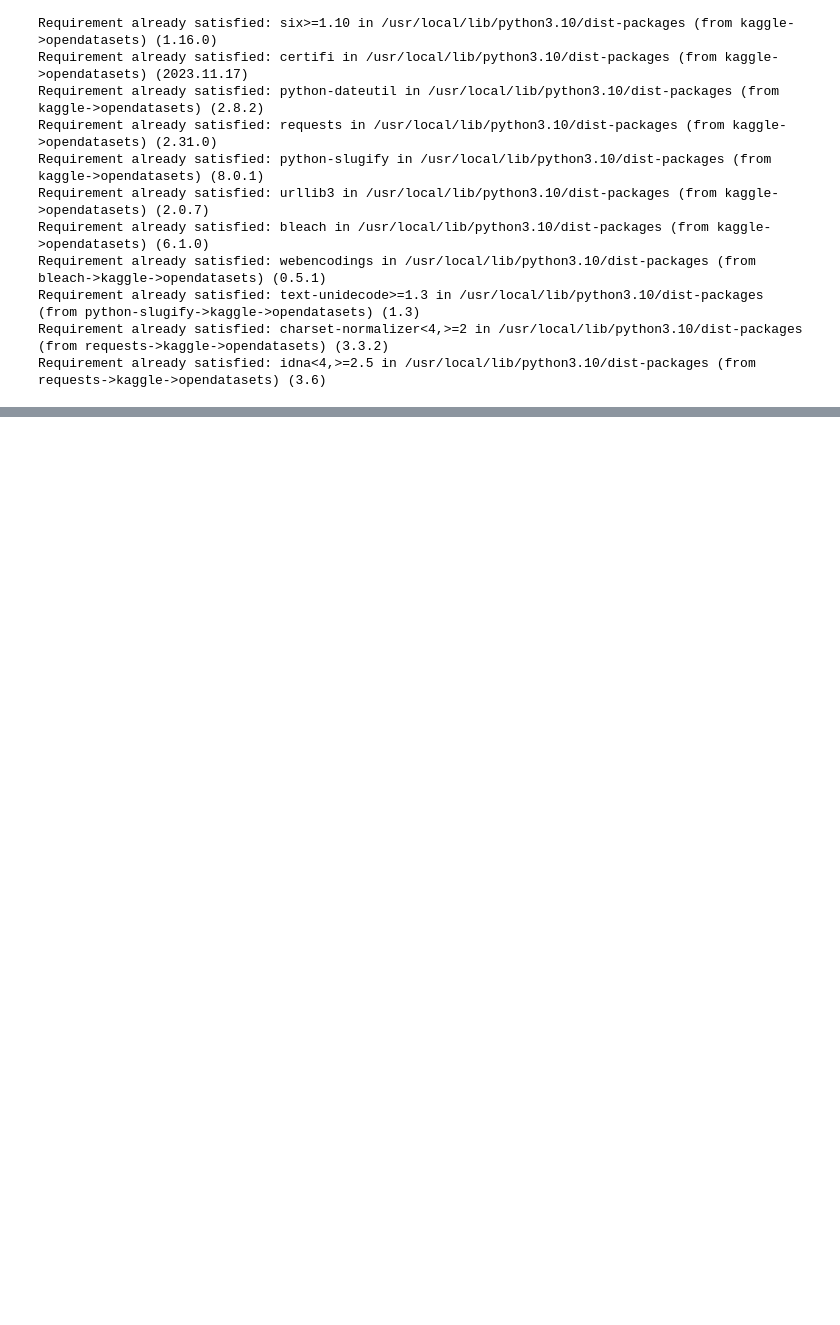
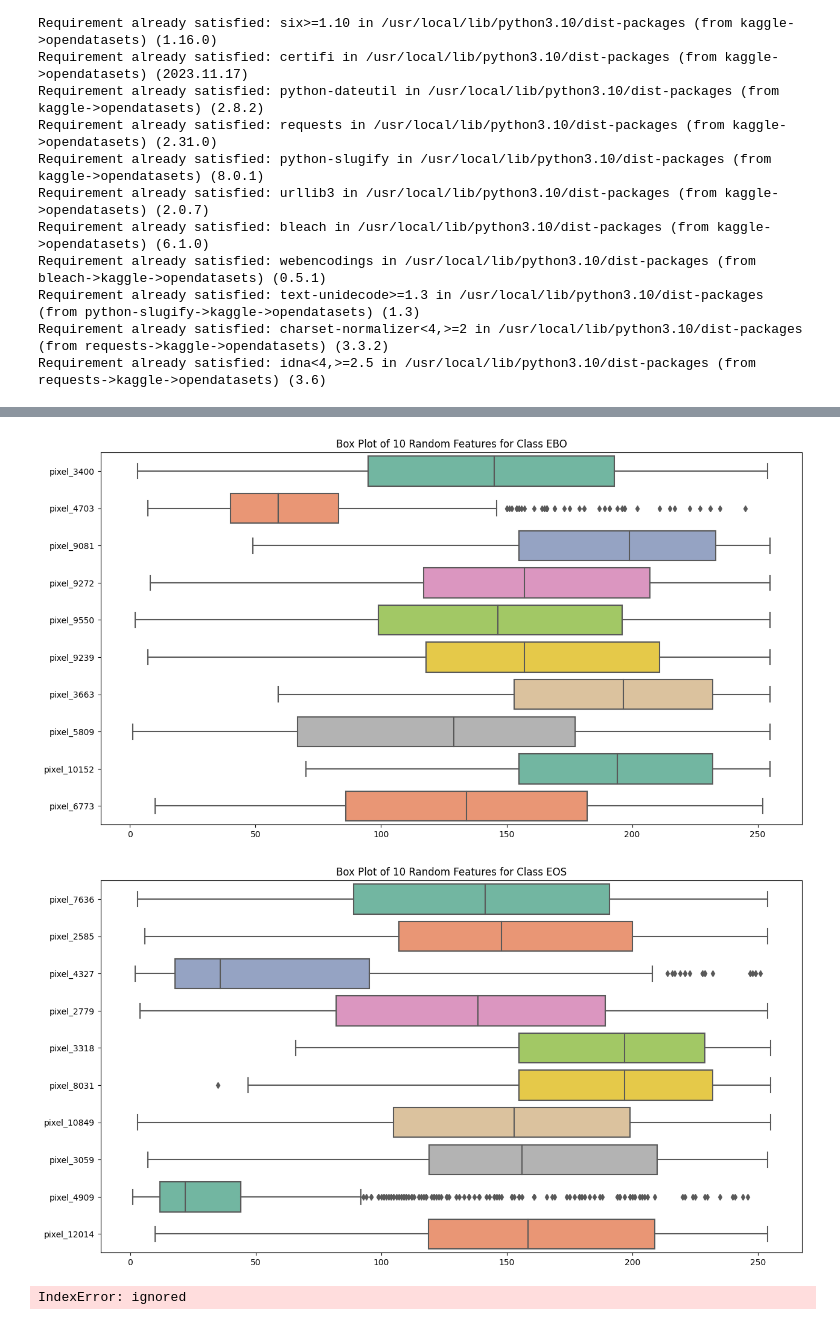
Before and after one commit to prabhasg03/Python_Projects, a Jupyter notebook: Untitled2.ipynb, the cells around one changed output, grey strips where cells are left out. Drawn from its saved outputs; the diff is of its cells as text; code cells hidden in the pictures; blank space fills up the shorter version.

```diff
--- a/Untitled2.ipynb
+++ b/Untitled2.ipynb
@@ -440,0 +450,6 @@ plt.gca().spines[['top', 'right']].set_visible(False)
+# %%
+visualize_outliers(X_train, class_labels, sample_size=1000, num_features=10)
+# %% [output]
+[figure, added]
+[figure, added]
+IndexError: ignored
```
Also changed, not shown: parts of 10 cells of this notebook.
